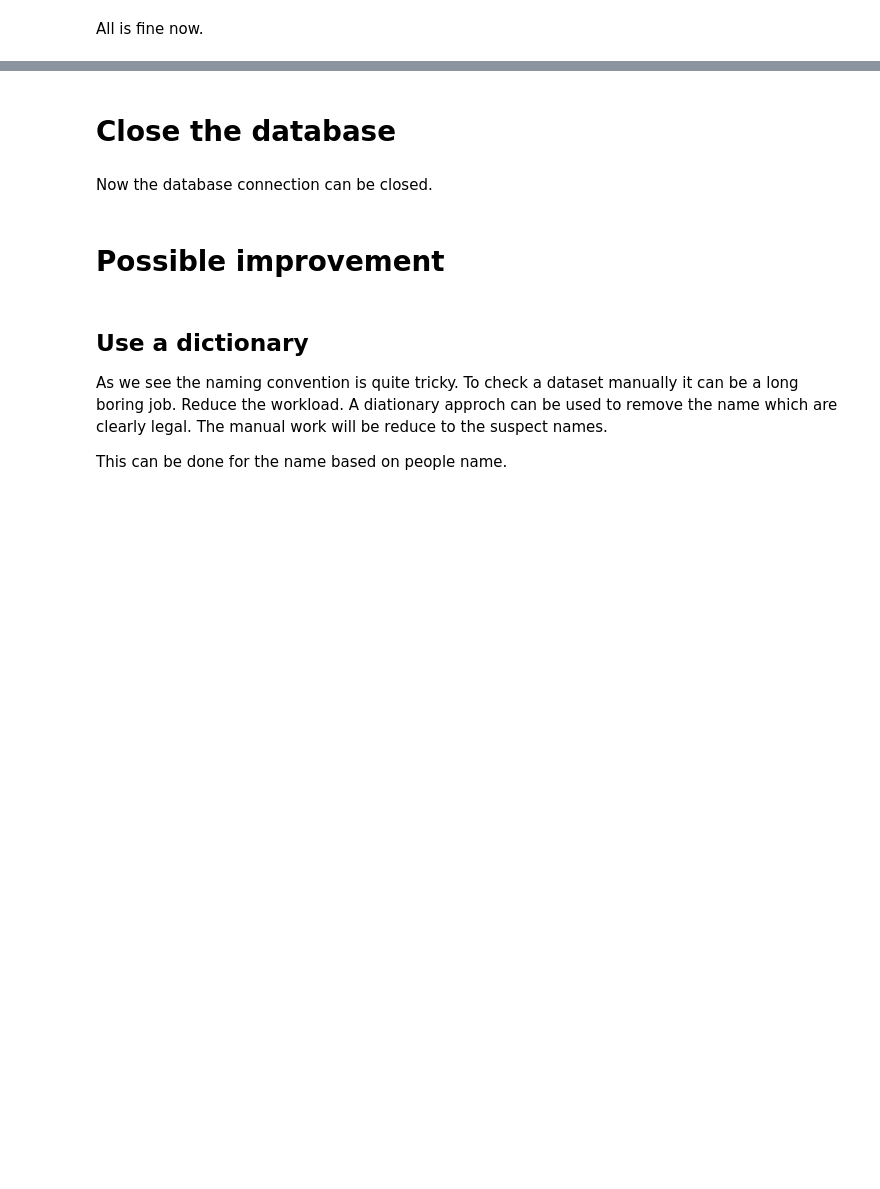
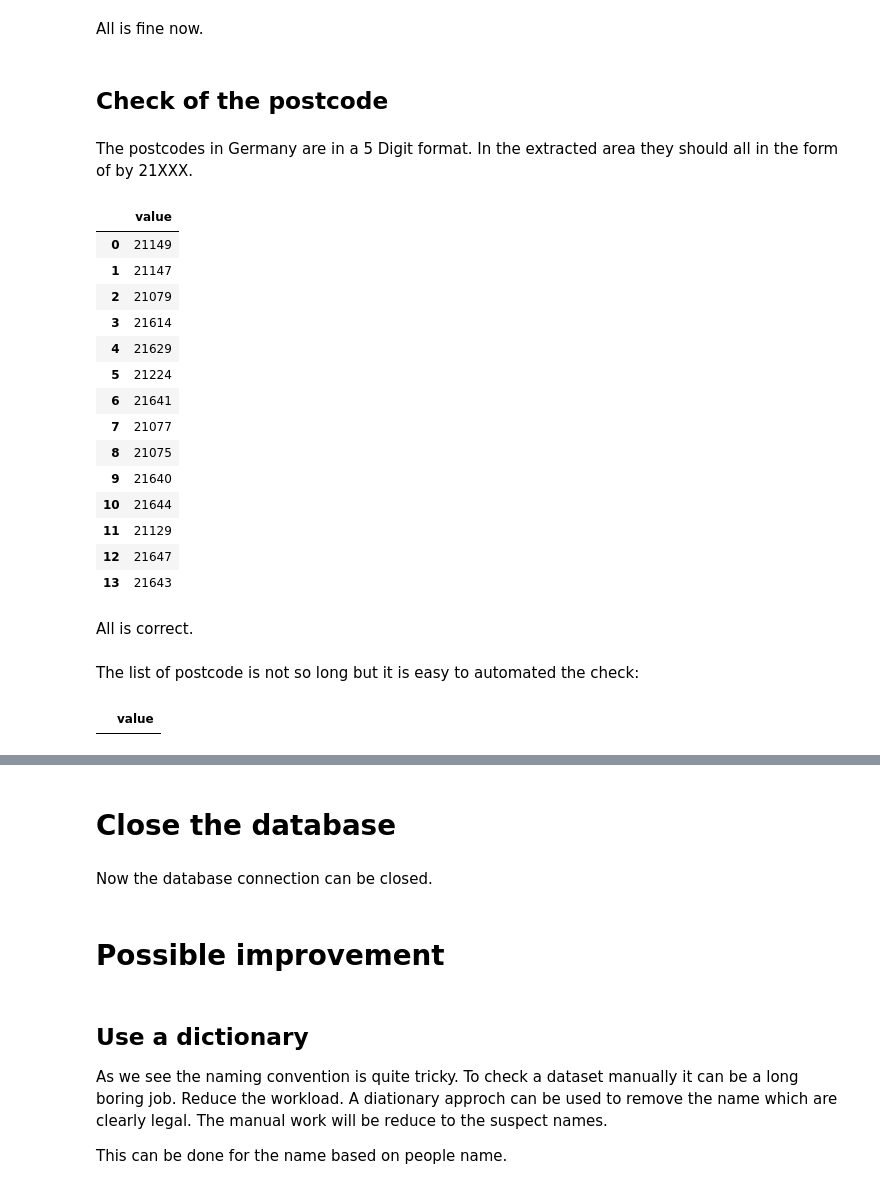
Before and after one commit to Hansastro/Nanodregree_Data_Analyst, a Jupyter notebook: Chapter4/OpenStreeMap_Project/OpenStreetMap_Project.ipynb, the cells around one changed output, grey strips where cells are left out. Cells and saved outputs as stored; diff of their text form; code cells hidden in the pictures; blank space fills up the shorter version.

Commit message:
Add check and correction of postcode, phone, fax. Move the cleaning part at the beginning.

```diff
--- a/Chapter4/OpenStreeMap_Project/OpenStreetMap_Project.ipynb
+++ b/Chapter4/OpenStreeMap_Project/OpenStreetMap_Project.ipynb
@@ -698,2 +489,34 @@ names[names.value.str.match('Neukloster.*$')]
 # %% [markdown]
 All is fine now.
+# %% [markdown]
+## Check of the postcode
+# %% [markdown]
+The postcodes in Germany are in a 5 Digit format. In the extracted area they should all in the form of by 21XXX.
+# %%
+sqlQuery = 'SELECT DISTINCT value FROM ways_tags WHERE type == \'addr\' AND key=\'postcode\''
+postcodes = pd.read_sql(sqlQuery, conn)
+postcodes
+# %% [output]
+|  | value |
+| 0 | 21149 |
+| 1 | 21147 |
+| 2 | 21079 |
+| 3 | 21614 |
+| 4 | 21629 |
+| 5 | 21224 |
+| 6 | 21641 |
+| 7 | 21077 |
+| 8 | 21075 |
+| 9 | 21640 |
+| 10 | 21644 |
+| 11 | 21129 |
+| 12 | 21647 |
+| 13 | 21643 |
+# %% [markdown]
+All is correct.
+# %% [markdown]
+The list of postcode is not so long but it is easy to automated the check:
+# %%
+postcodes[postcodes.value.str.match('(?!^21\d{3}$)')]
+# %% [output]
+|  | value |
```
Also changed, not shown: parts of 78 cells of this notebook.
